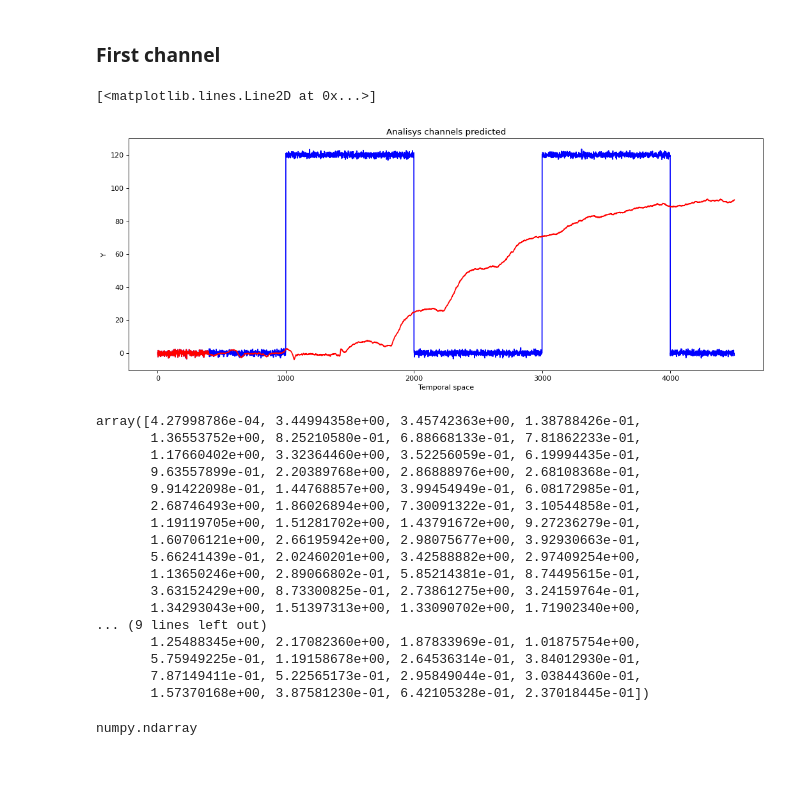
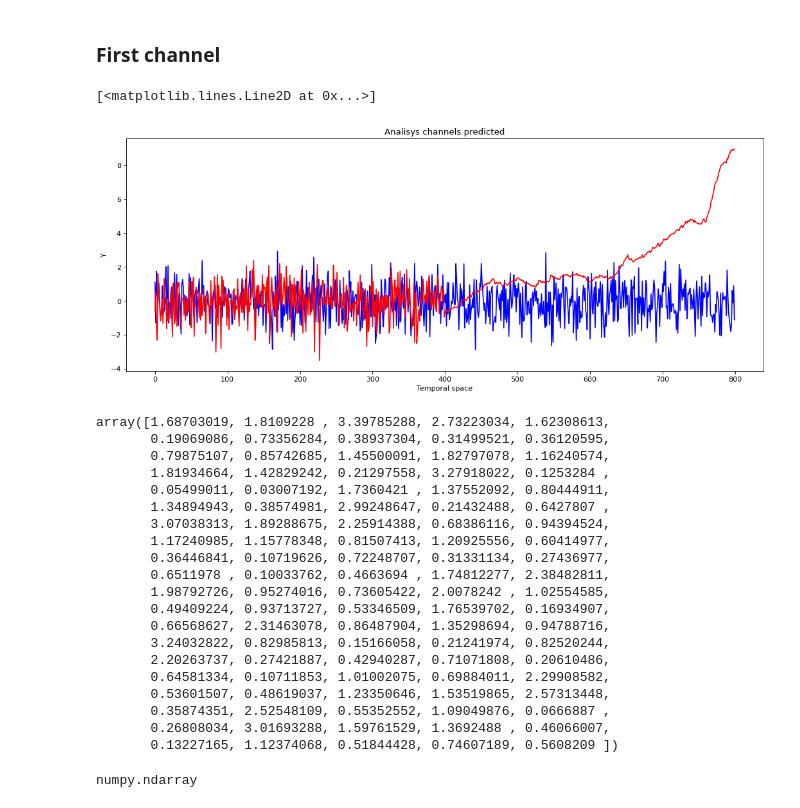
Before and after one commit to oliveiraMats2/Predictive_Maintenance_free_dataset, a Jupyter notebook: notebooks/visualize_predicted_LSTM_CONV.ipynb, the cells around one changed output. Saved outputs shown, nothing was run; the diff lists cells and outputs as text; code cells hidden in the pictures; blank space fills up the shorter version.

```diff
--- a/notebooks/visualize_predicted_LSTM_CONV.ipynb
+++ b/notebooks/visualize_predicted_LSTM_CONV.ipynb
@@ -71,46 +71,49 @@ x_true.shape, vet_predict.shape
 # %%
 import matplotlib.pyplot as plt
 from matplotlib.pyplot import figure
 
 figure(figsize=(16, 6), dpi=80)
-init_limiter = 400
-limiter = 400 + 500
+init_limiter = 0
+limiter = init_limiter + 800
 
 #plt.plot(data_normal_train[:limiter,0])
 
 #fig, axs = plt.subplots(1, 2, figsize=(15, 15))
 
 feature_channel = 0
 plt.xlabel('Temporal space')
 plt.ylabel('Y')
 plt.title("Analisys channels predicted")
-# plt.plot(x_true[init_limiter:limiter, feature_channel], color='blue', label='sinal Real')
-# plt.plot(vet_predict[0][init_limiter:limiter, feature_channel], color='r', label='sinal previsto')
-plt.plot(x_true, color='blue', label='sinal Real')
-plt.plot(vet_predict[0], color='r', label='sinal previsto')
+plt.plot(x_true[init_limiter:limiter, feature_channel], color='blue', label='sinal Real')
+plt.plot(vet_predict[0][init_limiter:limiter, feature_channel], color='r', label='sinal previsto')
+# plt.plot(x_true, color='blue', label='sinal Real')
+# plt.plot(vet_predict[0], color='r', label='sinal previsto')
 # %% [output]
 [<matplotlib.lines.Line2D at 0x...>]
-[figure, old version]
+[figure, new version]
 # %%
 abs(x_true[init_limiter:limiter, feature_channel] - vet_predict[0][init_limiter:limiter, feature_channel].numpy())[:100]
 # %% [output]
-array([4.27998786e-04, 3.44994358e+00, 3.45742363e+00, 1.38788426e-01,
-       1.36553752e+00, 8.25210580e-01, 6.88668133e-01, 7.81862233e-01,
-       1.17660402e+00, 3.32364460e+00, 3.52256059e-01, 6.19994435e-01,
-       9.63557899e-01, 2.20389768e+00, 2.86888976e+00, 2.68108368e-01,
-       9.91422098e-01, 1.44768857e+00, 3.99454949e-01, 6.08172985e-01,
-       2.68746493e+00, 1.86026894e+00, 7.30091322e-01, 3.10544858e-01,
-       1.19119705e+00, 1.51281702e+00, 1.43791672e+00, 9.27236279e-01,
-       1.60706121e+00, 2.66195942e+00, 2.98075677e+00, 3.92930663e-01,
-       5.66241439e-01, 2.02460201e+00, 3.42588882e+00, 2.97409254e+00,
-       1.13650246e+00, 2.89066802e-01, 5.85214381e-01, 8.74495615e-01,
-       3.63152429e+00, 8.73300825e-01, 2.73861275e+00, 3.24159764e-01,
-       1.34293043e+00, 1.51397313e+00, 1.33090702e+00, 1.71902340e+00,
-... (9 lines left out)
-       1.25488345e+00, 2.17082360e+00, 1.87833969e-01, 1.01875754e+00,
-       5.75949225e-01, 1.19158678e+00, 2.64536314e-01, 3.84012930e-01,
-       7.87149411e-01, 5.22565173e-01, 2.95849044e-01, 3.03844360e-01,
-       1.57370168e+00, 3.87581230e-01, 6.42105328e-01, 2.37018445e-01])
+array([1.68703019, 1.8109228 , 3.39785288, 2.73223034, 1.62308613,
+       0.19069086, 0.73356284, 0.38937304, 0.31499521, 0.36120595,
+       0.79875107, 0.85742685, 1.45500091, 1.82797078, 1.16240574,
+       1.81934664, 1.42829242, 0.21297558, 3.27918022, 0.1253284 ,
+       0.05499011, 0.03007192, 1.7360421 , 1.37552092, 0.80444911,
+       1.34894943, 0.38574981, 2.99248647, 0.21432488, 0.6427807 ,
+       3.07038313, 1.89288675, 2.25914388, 0.68386116, 0.94394524,
+       1.17240985, 1.15778348, 0.81507413, 1.20925556, 0.60414977,
+       0.36446841, 0.10719626, 0.72248707, 0.31331134, 0.27436977,
+       0.6511978 , 0.10033762, 0.4663694 , 1.74812277, 2.38482811,
+       1.98792726, 0.95274016, 0.73605422, 2.0078242 , 1.02554585,
+       0.49409224, 0.93713727, 0.53346509, 1.76539702, 0.16934907,
+       0.66568627, 2.31463078, 0.86487904, 1.35298694, 0.94788716,
+       3.24032822, 0.82985813, 0.15166058, 0.21241974, 0.82520244,
+       2.20263737, 0.27421887, 0.42940287, 0.71071808, 0.20610486,
+       0.64581334, 0.10711853, 1.01002075, 0.69884011, 2.29908582,
+       0.53601507, 0.48619037, 1.23350646, 1.53519865, 2.57313448,
+       0.35874351, 2.52548109, 0.55352552, 1.09049876, 0.0666887 ,
+       0.26808034, 3.01693288, 1.59761529, 1.3692488 , 0.46066007,
+       0.13227165, 1.12374068, 0.51844428, 0.74607189, 0.5608209 ])
 # %%
 type(x_true[init_limiter:limiter, feature_channel])
 # %% [output]
```
Also changed, not shown: parts of 1 cell of this notebook, 4 other files.
